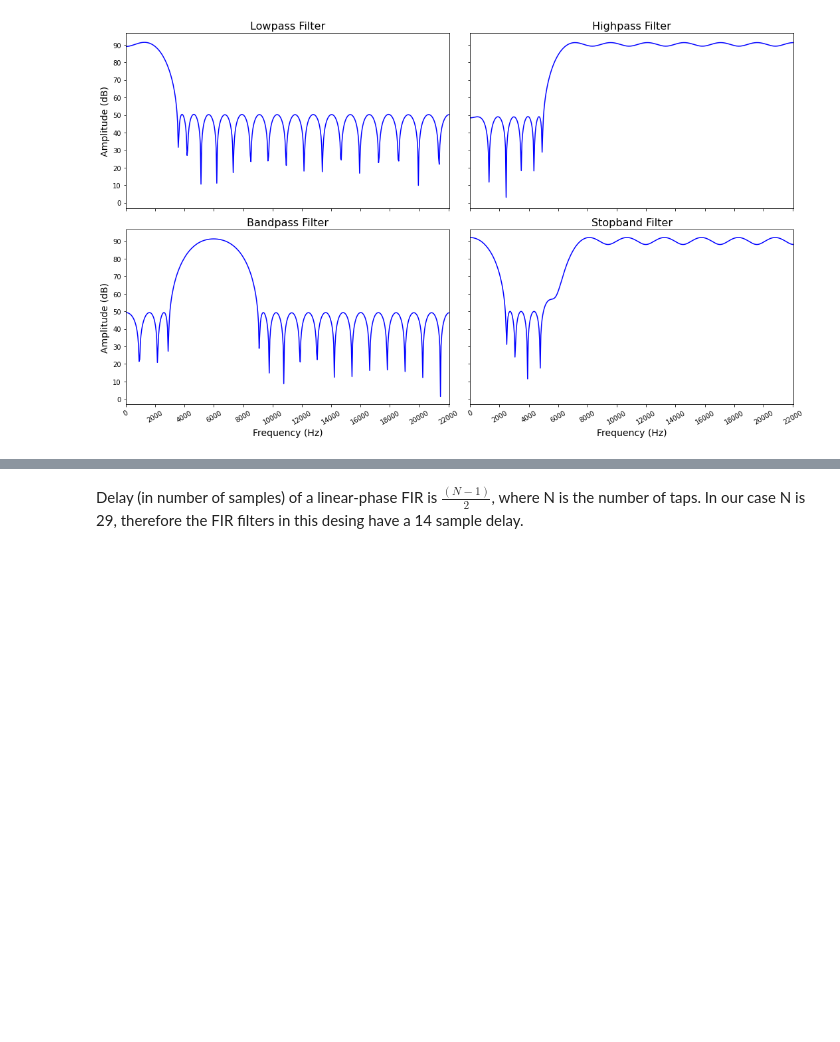
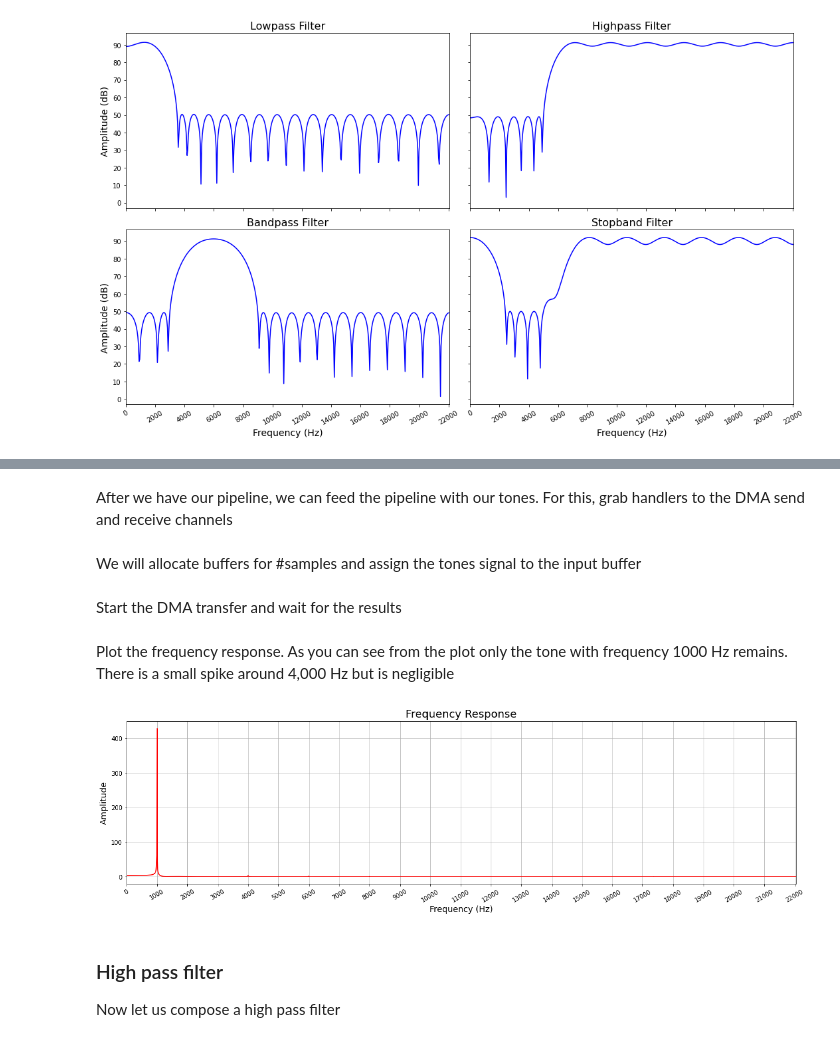
Before and after one commit to Xilinx/PYNQ_Composable_Pipeline, a Jupyter notebook: tutorial/tutorial.ipynb, the cells around one changed output, grey strips where cells are left out. Cells and saved outputs as stored; diff of their text form; code cells hidden in the pictures; blank space fills up the shorter version.

```diff
--- a/tutorial/tutorial.ipynb
+++ b/tutorial/tutorial.ipynb
@@ -88,9 +127,13 @@ cfilter.compose([cfilter.ps_in, cfilter.fir_lowpass, cfilter.ps_out])
 cfilter.graph
 # %% [output]
 [drawing not drawn]
+# %% [markdown]
+After we have our pipeline, we can feed the pipeline with our tones. For this, grab handlers to the DMA send and receive channels
 # %%
 dma_send = ol.axi_dma.sendchannel
 dma_recv = ol.axi_dma.recvchannel
+# %% [markdown]
+We will allocate buffers for #samples and assign the tones signal to the input buffer
 # %%
 input_buffer = allocate(shape=(samples,), dtype=np.int32)
 output_buffer = allocate(shape=(samples,), dtype=np.int32)
@@ -98,3 +142,5 @@ input_buffer[:] = tone_0
+# %% [markdown]
+Start the DMA transfer and wait for the results
 # %%
 dma_recv.transfer(output_buffer)
 dma_send.transfer(input_buffer)
@@ -109,5 +149,13 @@ plt.legend();
-# %% [markdown]
-Delay (in number of samples) of a linear-phase FIR is $\frac{(N-1)}{2}$, where N is the number of taps. In our case N is 29, therefore the FIR filters in this desing have a 14 sample delay.
+# %% [markdown]
+Plot the frequency response. As you can see from the plot only the tone with frequency 1000 Hz remains. There is a small spike around 4,000 Hz but is negligible
+# %%
+fir.plot_fft(output_buffer)
+# %% [output]
+[figure, added]
+# %% [markdown]
+### High pass filter
+
+Now let us compose a high pass filter
 # %%
 cfilter.compose([cfilter.ps_in, cfilter.fir_highpass, cfilter.ps_out])
 cfilter.graph
```
Also changed, not shown: parts of 81 cells of this notebook, 3 other files.
